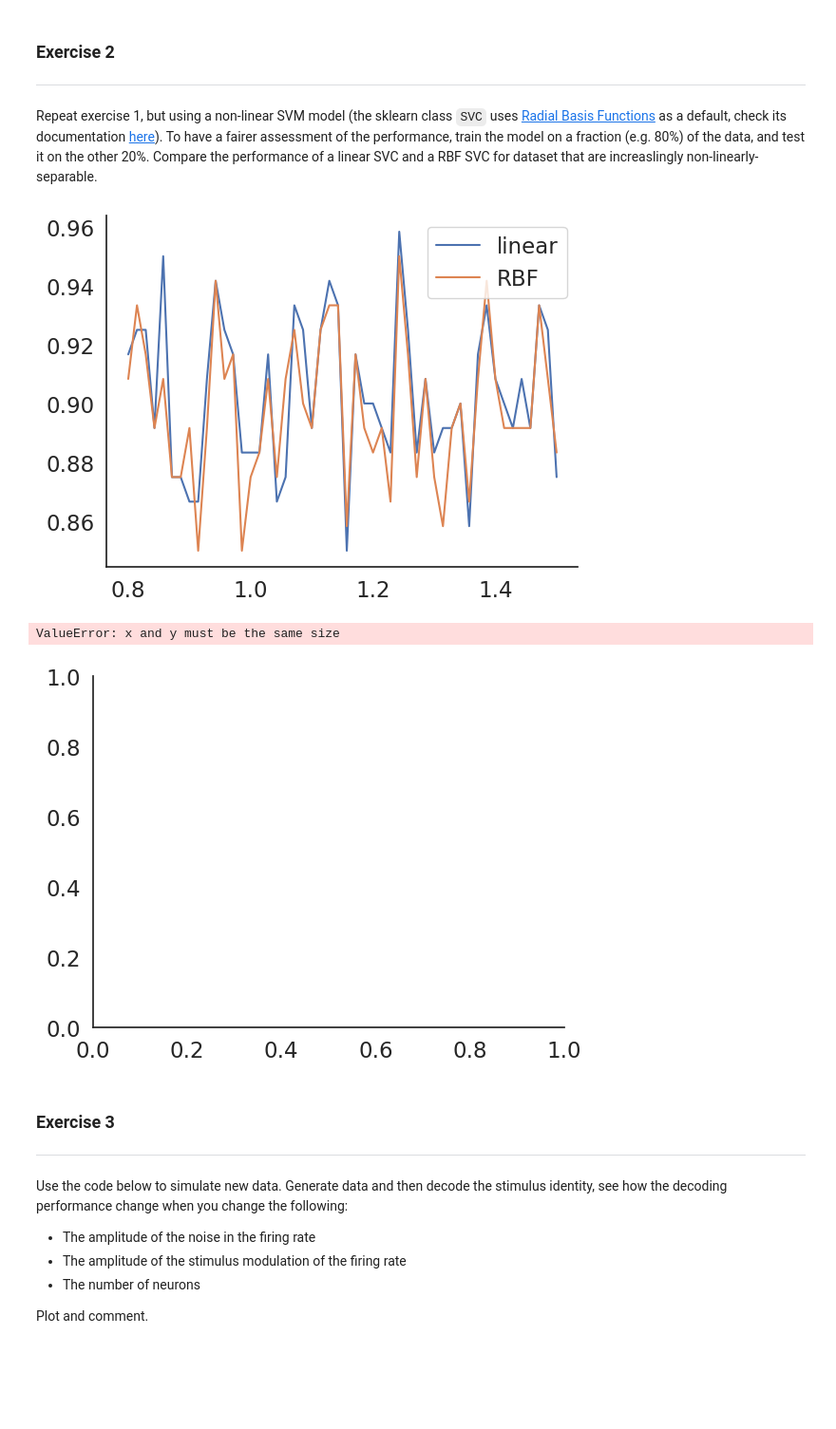
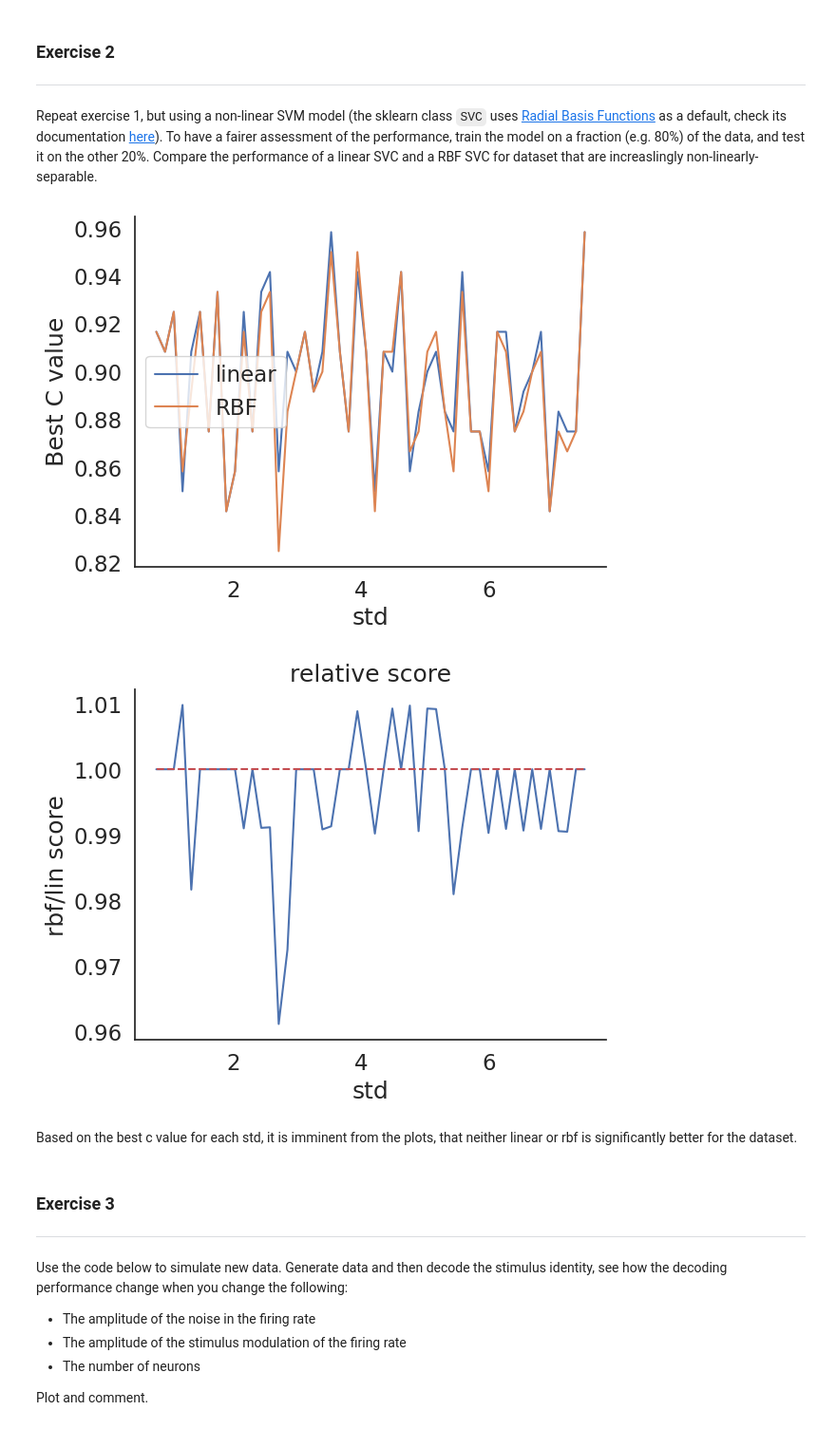
Before and after one commit to TSchwierz/NeuroAnalysis, a Jupyter notebook: SVMexercise.ipynb, the cells around one changed output. Shown at 95% size. Saved outputs shown, nothing was run; the diff lists cells and outputs as text; code cells hidden in the pictures; blank space fills up the shorter version.

```diff
--- a/SVMexercise.ipynb
+++ b/SVMexercise.ipynb
@@ -88,7 +88,7 @@ def GetLinScores(C):
 n = 100
 ratio = int(n*.8)
 C = np.linspace(0.0001, 0.5, 100)
-std = np.linspace(0.8, 1.5)
+std = np.linspace(0.8, 7.5)
 best_scores_lin = []
 best_scores_rbf = []
 
@@ -107,23 +107,24 @@ for std_ in tqdm(std):
         scores_rbf.append(svc_model_rbf.score(X_test,Y_test))
     best_scores_lin.append(np.max(scores_lin))
     best_scores_rbf.append(np.max(scores_rbf))
-
-plt.plot(std, best_scores_lin, label='linear')
-plt.plot(std, best_scores_rbf, label='RBF')
-plt.legend()
-plt.show()
-# %% [output]
-[figure, removed]
-# %%
-std = np.linspace(0.8, 1.5)
-for std_ in tqdm(std):
-    X_train, X_test, Y_train, Y_test = generateData(ratio, n, std_)
-
-plt.scatter(X_train, Y_train)
-plt.show()
-# %% [output]
-ValueError: x and y must be the same size
-[figure, removed]
+# %%
+plt.plot(std, best_scores_lin, label='linear')
+plt.plot(std, best_scores_rbf, label='RBF')
+plt.legend()
+plt.xlabel('std')
+plt.ylabel('Best C value')
+plt.show()
+plt.plot(std, np.divide(best_scores_rbf, best_scores_lin))
+plt.hlines(1, std[0], std[-1], colors='r', linestyles='dashed')
+plt.title('relative score')
+plt.xlabel('std')
+plt.ylabel('rbf/lin score')
+plt.show()
+# %% [output]
+[figure, added]
+[figure, added]
+# %% [markdown]
+Based on the best c value for each std, it is imminent from the plots, that neither linear or rbf is significantly better for the dataset.
 # %% [markdown]
 ### Exercise 3
 ---
```
Also changed, not shown: parts of 5 cells of this notebook, 2 other files.
